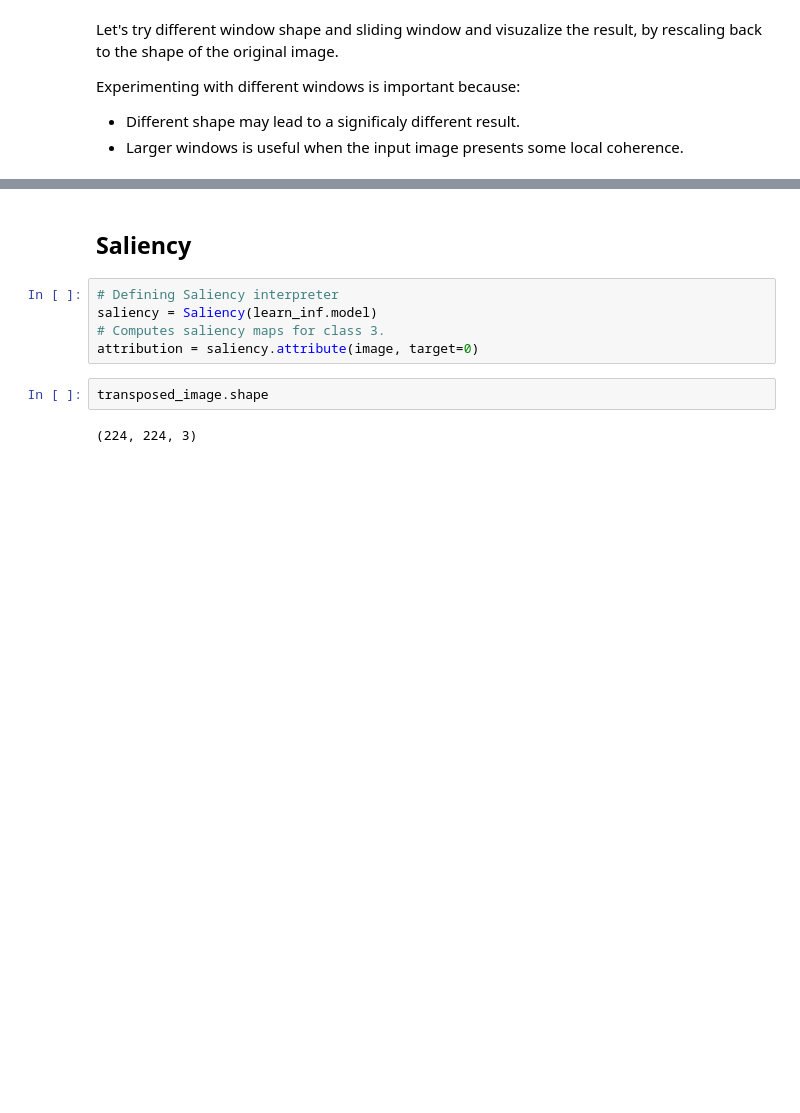
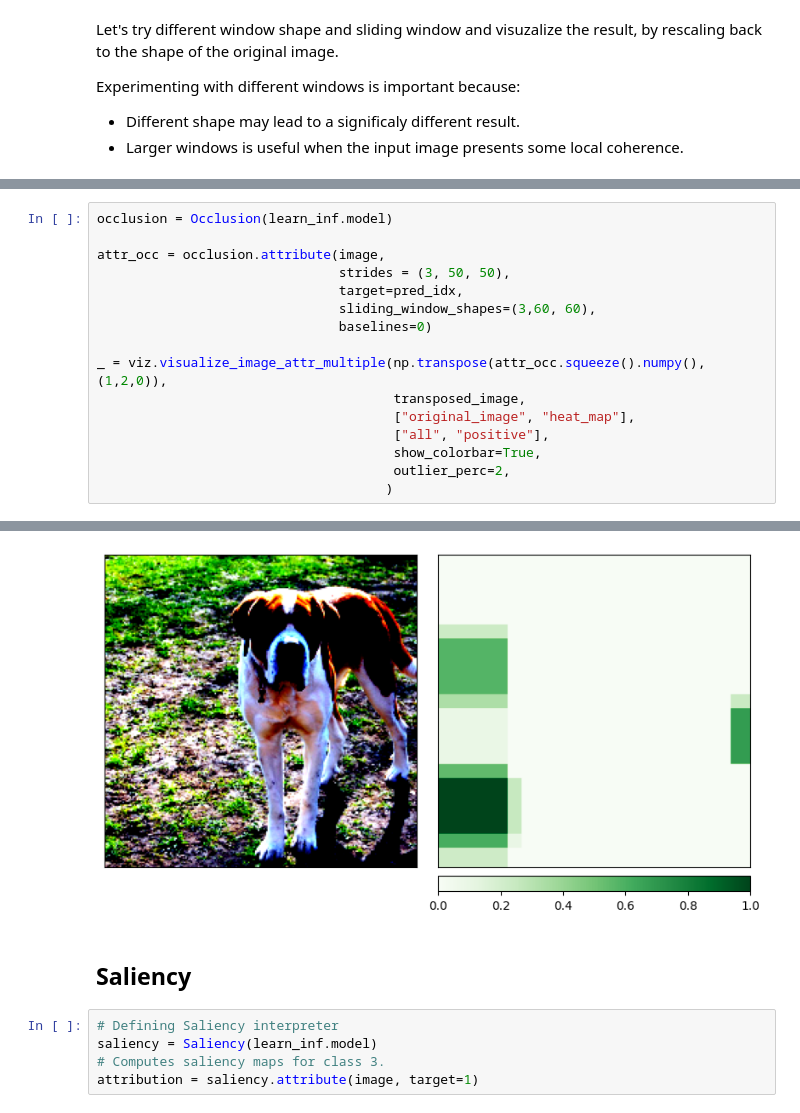
Before and after one commit to tendermonster/captumcv, a Jupyter notebook: artiom/dlcv23_attribution.ipynb, the cells around one changed output, grey strips where cells are left out. Drawn from its saved outputs; the diff is of its cells as text; blank space fills up the shorter version.

```diff
--- a/artiom/dlcv23_attribution.ipynb
+++ b/artiom/dlcv23_attribution.ipynb
@@ -155,0 +153,17 @@ Experimenting with different windows is important because:
+# %%
+occlusion = Occlusion(learn_inf.model)
+
+attr_occ = occlusion.attribute(image,
+                               strides = (3, 50, 50),
+                               target=pred_idx,
+                               sliding_window_shapes=(3,60, 60),
+                               baselines=0)
+
+_ = viz.visualize_image_attr_multiple(np.transpose(attr_occ.squeeze().numpy(), (1,2,0)),
+                                      transposed_image,
+                                      ["original_image", "heat_map"],
+                                      ["all", "positive"],
+                                      show_colorbar=True,
+                                      outlier_perc=2,
+                                     )
+# %% [output]
@@ -156,12 +171,9 @@ Experimenting with different windows is important because:
+[figure, added]
 # %% [markdown]
 ## Saliency
 # %%
 # Defining Saliency interpreter
 saliency = Saliency(learn_inf.model)
 # Computes saliency maps for class 3.
-attribution = saliency.attribute(image, target=0)
+attribution = saliency.attribute(image, target=1)
-# %%
-transposed_image.shape
-# %% [output]
-(224, 224, 3)
 # %%
```
Also changed, not shown: parts of 38 cells of this notebook, 48 other files.
